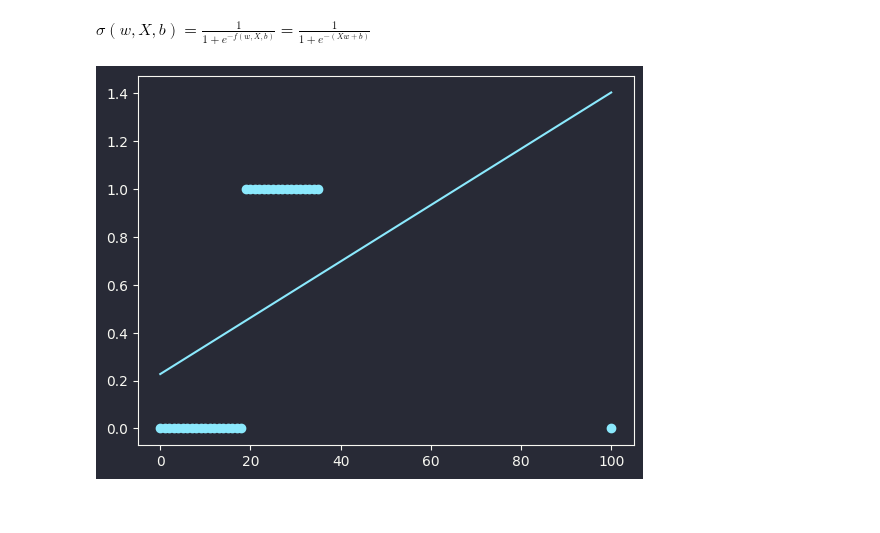
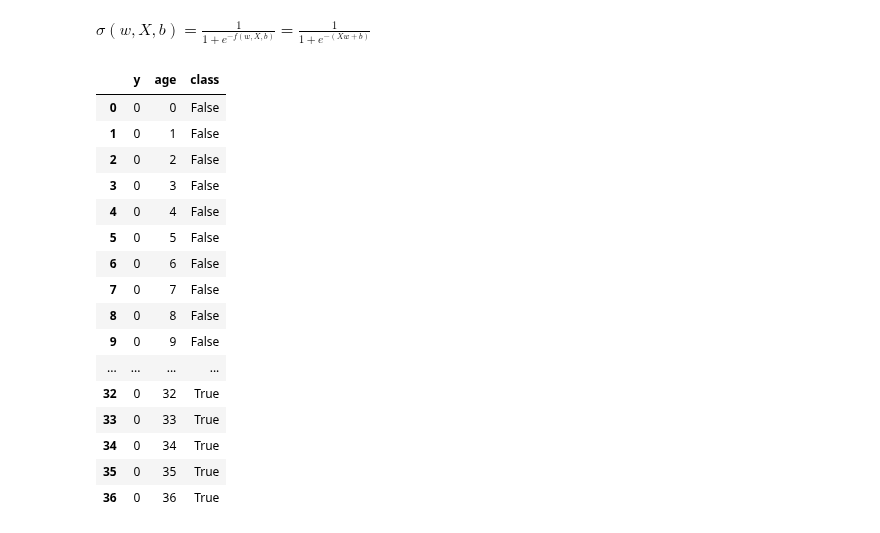
Before and after one commit to RohitMugalya/Learner-s-Garden, a Jupyter notebook: practice notebooks/linear vs logistic binary classification.ipynb, the cells around one changed output. Drawn from its saved outputs; the diff is of its cells as text; code cells hidden in the pictures; blank space fills up the shorter version.

```diff
--- a/practice notebooks/linear vs logistic binary classification.ipynb
+++ b/practice notebooks/linear vs logistic binary classification.ipynb
@@ -37,11 +42,30 @@ $
 $
 # %%
 age = np.arange(37)
+y = np.zeros_like(age)
 adult = age > 18
 
-age[-1] = 100
-adult[-1] = 0
 
-df = pd.DataFrame({"age": age, "adult": adult})
+df = pd.DataFrame({"y": y, "age": age, "class": adult})
+df = df[~df['age'].between(15, 18)]
+df
+# %% [output]
+|  | y | age | class |
+| 0 | 0 | 0 | False |
+| 1 | 0 | 1 | False |
+| 2 | 0 | 2 | False |
+| 3 | 0 | 3 | False |
+| 4 | 0 | 4 | False |
+| 5 | 0 | 5 | False |
+| 6 | 0 | 6 | False |
+| 7 | 0 | 7 | False |
+| 8 | 0 | 8 | False |
+| 9 | 0 | 9 | False |
+| ... | ... | ... | ... |
+| 32 | 0 | 32 | True |
+| 33 | 0 | 33 | True |
+| 34 | 0 | 34 | True |
+| 35 | 0 | 35 | True |
+| 36 | 0 | 36 | True |
 # %%
 features = ["age"]
@@ -57,4 +83,0 @@ logistic.fit(X, y);
-# %%
-line_equation(linear, X, df)
-# %% [output]
-[figure, removed]
```
Also changed, not shown: parts of 15 cells of this notebook.
